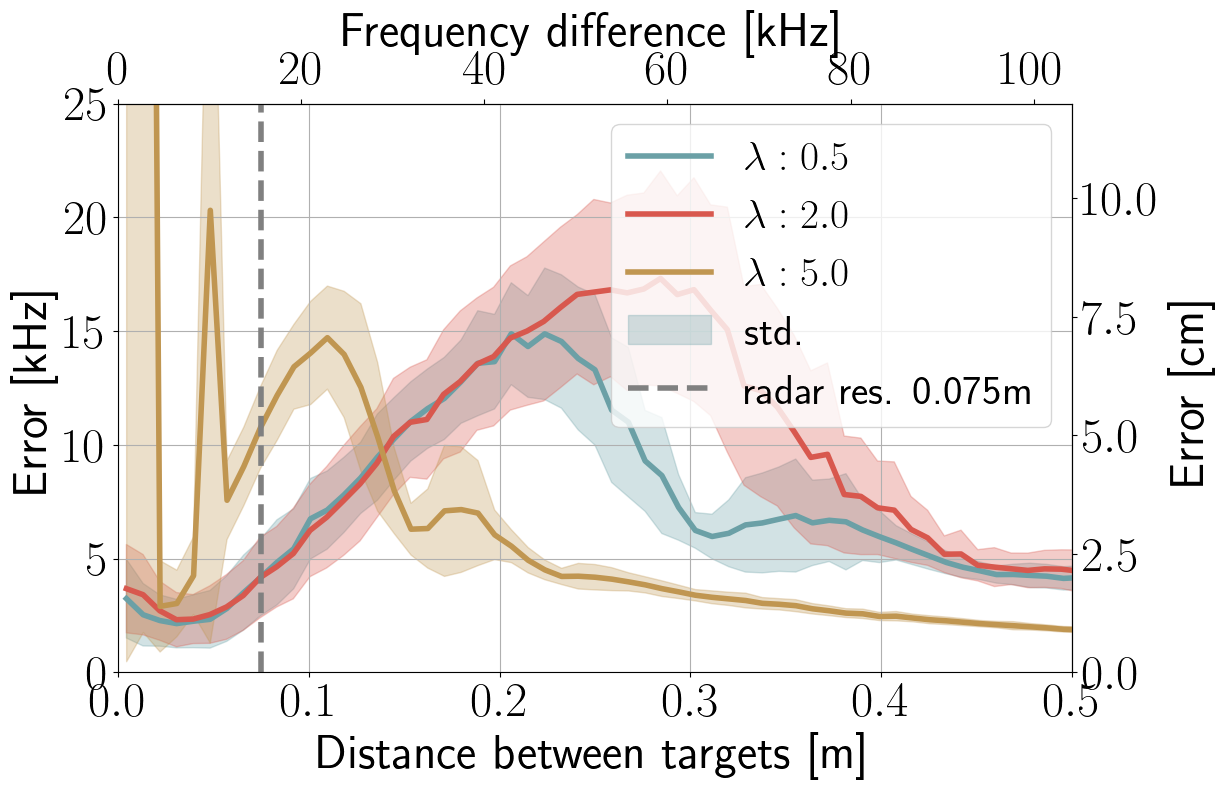
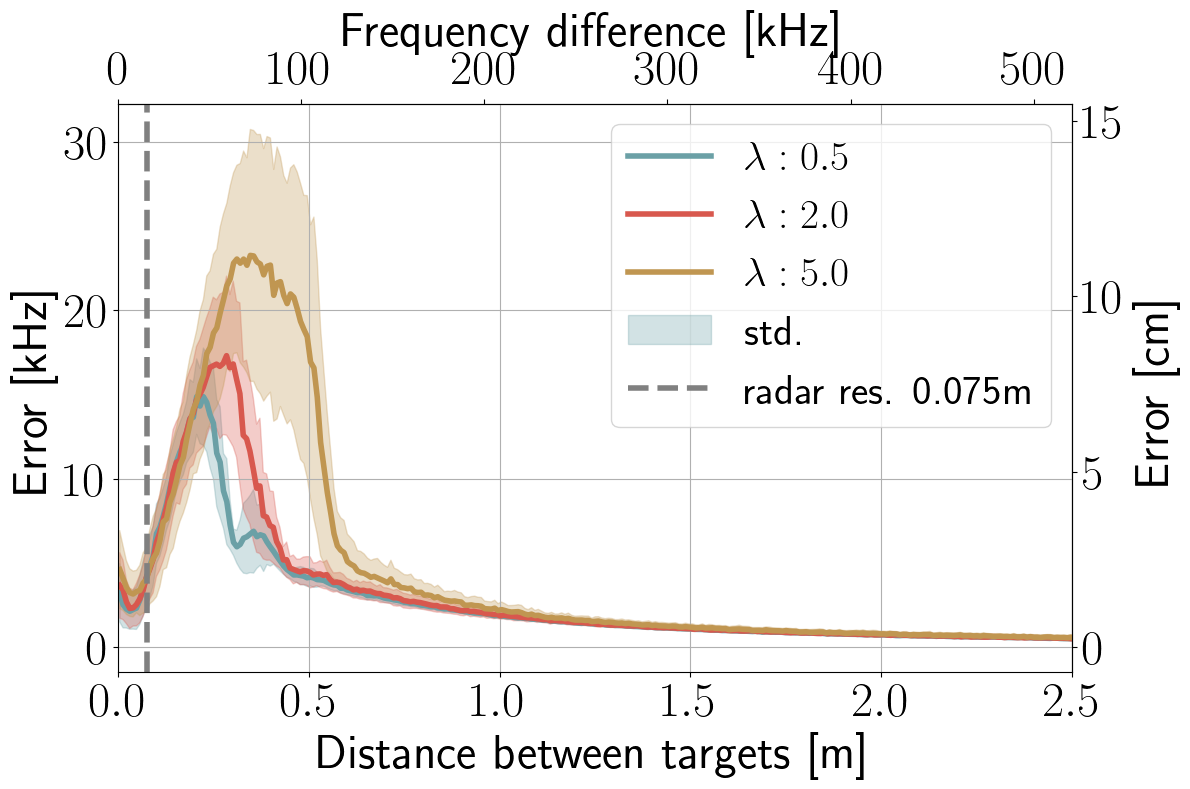
The change to this notebook cell's code, shown as a diff; its figure went from the first image to the second:
--- before
+++ after
@@ -52,6 +52,6 @@
 
 ax.grid()
-ax.set_xlim([0.0, 0.5])
-ax.set_ylim([0.0, 25])
+ax.set_xlim([0.0, 2.5])
+# ax.set_ylim([0.0, 25])
 
 plt.tight_layout()

Commit: updated to latest data